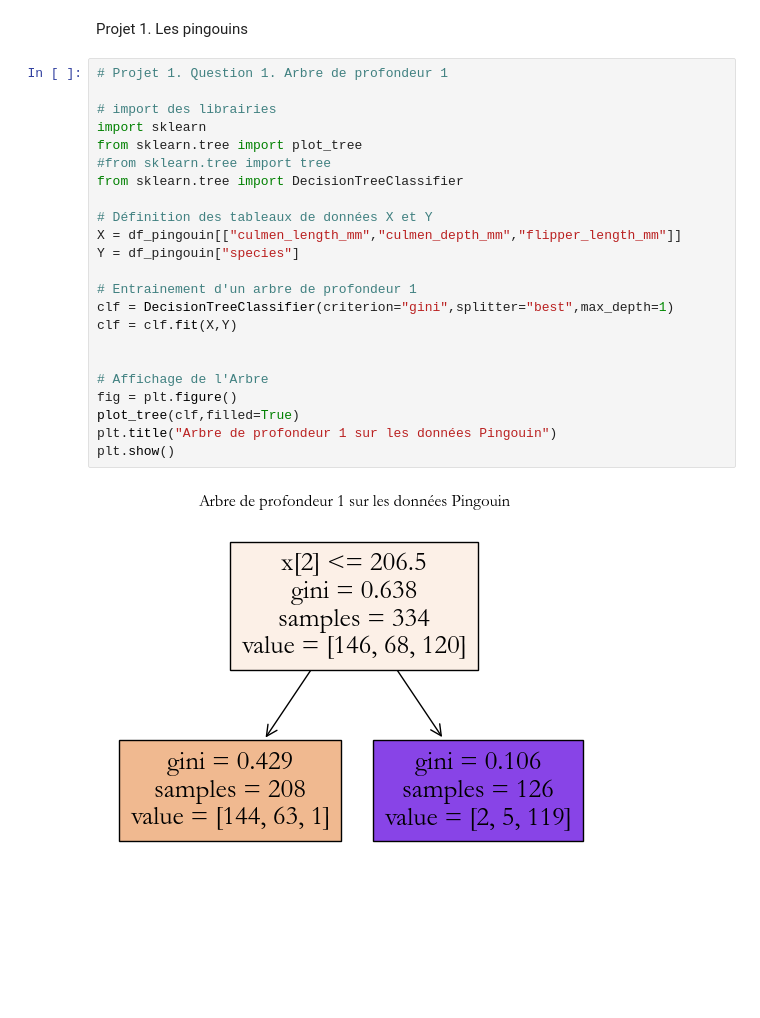
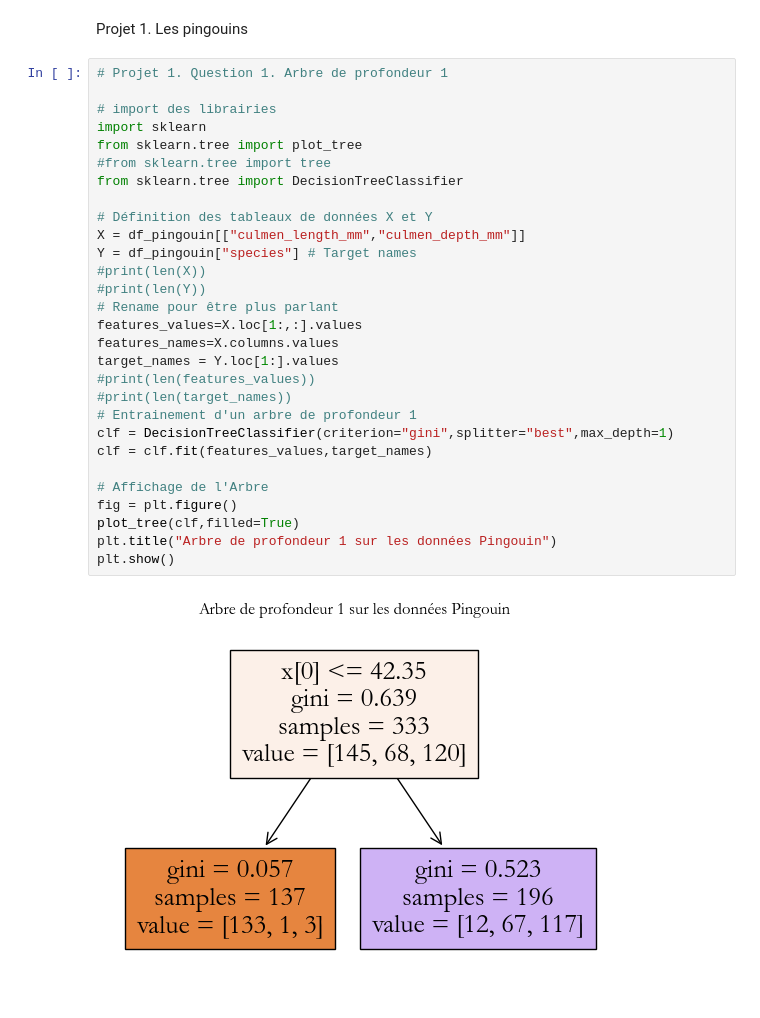
Before and after one commit to RMorana/DU_Data, a Jupyter notebook: ML Supervise.ipynb, the cells around one changed output. Saved outputs shown, nothing was run; the diff lists cells and outputs as text; blank space fills up the shorter version.

```diff
--- a/ML Supervise.ipynb
+++ b/ML Supervise.ipynb
@@ -77,28 +77,34 @@ Projet 1. Les pingouins
 # %%
 # Projet 1. Question 1. Arbre de profondeur 1
 
 # import des librairies
 import sklearn
 from sklearn.tree import plot_tree
 #from sklearn.tree import tree
 from sklearn.tree import DecisionTreeClassifier
 
 # Définition des tableaux de données X et Y
-X = df_pingouin[["culmen_length_mm","culmen_depth_mm","flipper_length_mm"]]
-Y = df_pingouin["species"]
-
+X = df_pingouin[["culmen_length_mm","culmen_depth_mm"]]
+Y = df_pingouin["species"] # Target names
+#print(len(X))
+#print(len(Y))
+# Rename pour être plus parlant
+features_values=X.loc[1:,:].values
+features_names=X.columns.values
+target_names = Y.loc[1:].values
+#print(len(features_values))
+#print(len(target_names))
 # Entrainement d'un arbre de profondeur 1
 clf = DecisionTreeClassifier(criterion="gini",splitter="best",max_depth=1)
-clf = clf.fit(X,Y)
-
+clf = clf.fit(features_values,target_names)
 
 # Affichage de l'Arbre
 fig = plt.figure()
 plot_tree(clf,filled=True)
 plt.title("Arbre de profondeur 1 sur les données Pingouin")
 plt.show()
 # %% [output]
-[figure, old version]
+[figure, new version]
 # %%
 # # Projet 1. Question 2. Scatterplot avec couleur en fonction de l'espece
 
```
Also changed, not shown: parts of 3 cells of this notebook.
